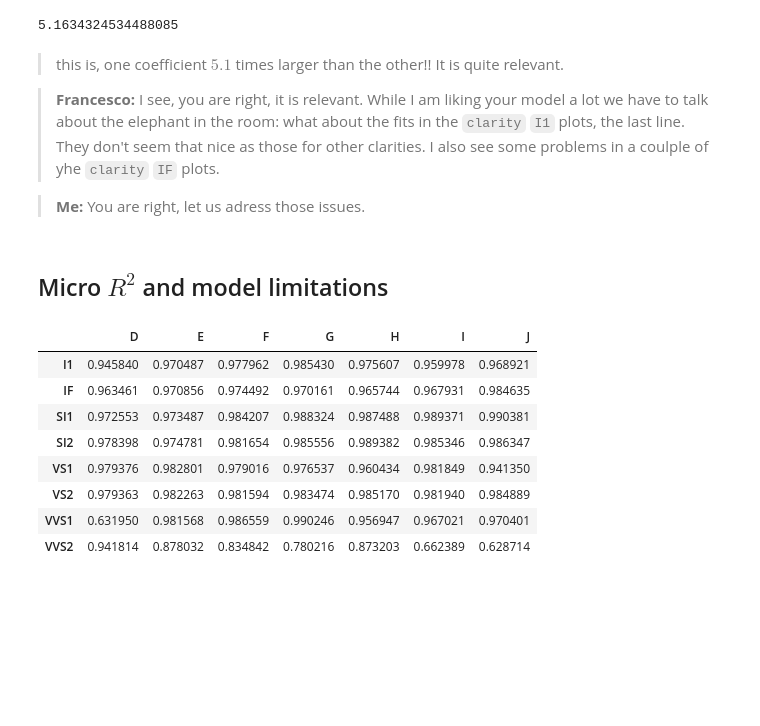
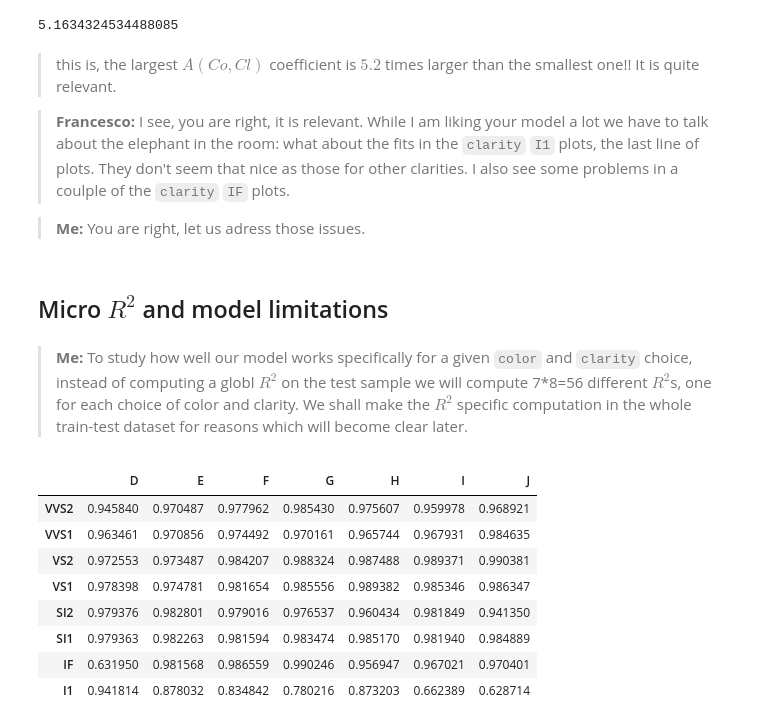
Before and after one commit to matiasleoni/diamonds-assignment, a Jupyter notebook: challenge2/main.ipynb, the cells around one changed output. Saved outputs shown, nothing was run; the diff lists cells and outputs as text; code cells hidden in the pictures; blank space fills up the shorter version.

```diff
--- a/challenge2/main.ipynb
+++ b/challenge2/main.ipynb
@@ -257,40 +262,53 @@ np.exp(max(intercepts.max())-min(intercepts.min()))
 # %% [output]
 5.1634324534488085
 # %% [markdown]
-> this is, one coefficient $5.1$ times larger than the other!! It is quite relevant.
+> this is, the largest $A(Co,Cl)$ coefficient is $5.2$ times larger than the smallest one!! It is quite relevant.
 
-> **Francesco:** I see, you are right, it is relevant. While I am liking your model a lot we have to talk about the elephant in the room: what about the fits in the `clarity` `I1` plots, the last line. They don't seem that nice as those for other clarities. I also see some problems in a coulple of yhe `clarity` `IF` plots.
+> **Francesco:** I see, you are right, it is relevant. While I am liking your model a lot we have to talk about the elephant in the room: what about the fits in the `clarity` `I1` plots, the last line of plots. They don't seem that nice as those for other clarities. I also see some problems in a coulple of the `clarity` `IF` plots.
 
 > **Me:** You are right, let us adress those issues.
 # %% [markdown]
 ## Micro $R^2$ and model limitations
+# %% [markdown]
+> **Me:** To study how well our model works specifically for a given `color` and `clarity` choice, instead of computing a globl $R^2$ on the test sample we will compute 7*8=56 different $R^2$s, one for each choice of color and clarity. We shall make the $R^2$ specific computation in the whole train-test dataset for reasons which will become clear later.
 # %%
+# Initialize lists
 table_R2 = []
 table_len = []
+
+# Iterate over each 'clarity'
 for num_cla, clarity in enumerate(np.flip(table_idxs)):
-  colors_R2 = []
-  colors_len = []
-  for num_col, color in enumerate(table_cols):
+    # Initialize temporary lists
+    colors_R2 = []
+    colors_len = []
+    # Iterate over each 'color'
+    for num_col, color in enumerate(table_cols):
+        # Extract data points for the current 'clarity' and 'color' combination
+        data_points = data_for_model[(data_for_model['clarity'] == clarity) & (data_for_model['color'] == color)]
+        # Calculate the predicted y values based on the model's coefficients and the logarithm of 'carat'
+        data_points_y_pred = model.coef_[0] * np.log(data_points['carat']) + intercepts[color][clarity]
+        # Extract the true y values (logarithm of 'price') for the current 'clarity' and 'color'
+        data_points_y_test = np.log(data_points['price'])
+        # Calculate the R2 score for the current 'clarity' and 'color' combination
+        colors_R2.append(r2_score(data_points_y_test, data_points_y_pred))
+        # Store the number of data points for the current 'clarity' and 'color'
+        colors_len.append(len(data_points))
+    # Append the R2 scores and data lengths for the current 'clarity' to the main lists
+    table_R2.append(colors_R2)
+    table_len.append(colors_len)
 
-    data_points = data_for_model[(data_for_model['clarity']==clarity) & (data_for_model['color']==color)]
-    data_points_y_pred = model.coef_[0]*np.log(data_points['carat'])+intercepts[color][clarity]
-    data_points_y_test = np.log(data_points['price'])
-    colors_R2.append(r2_score(data_points_y_test, data_points_y_pred))
-    colors_len.append(len(data_points))
+# Create pandas DataFrames for R2 scores and data lengths
+R2s = pd.DataFrame(table_R2, columns=table_cols, index=np.flip(table_idxs))
+lens = pd.DataFrame(table_len, columns=table_cols, index=np.flip(table_idxs))
 
-
-  table_R2.append(colors_R2)
-  table_len.append(colors_len)
-R2s = pd.DataFrame(table_R2, columns = table_cols, index = table_idxs)
-lens = pd.DataFrame(table_len, columns = table_cols, index = table_idxs)
 R2s
 # %% [output]
 |  | D | E | F | G | H | I | J |
-| I1 | 0.945840 | 0.970487 | 0.977962 | 0.985430 | 0.975607 | 0.959978 | 0.968921 |
-| IF | 0.963461 | 0.970856 | 0.974492 | 0.970161 | 0.965744 | 0.967931 | 0.984635 |
-| SI1 | 0.972553 | 0.973487 | 0.984207 | 0.988324 | 0.987488 | 0.989371 | 0.990381 |
-| SI2 | 0.978398 | 0.974781 | 0.981654 | 0.985556 | 0.989382 | 0.985346 | 0.986347 |
-| VS1 | 0.979376 | 0.982801 | 0.979016 | 0.976537 | 0.960434 | 0.981849 | 0.941350 |
-| VS2 | 0.979363 | 0.982263 | 0.981594 | 0.983474 | 0.985170 | 0.981940 | 0.984889 |
-| VVS1 | 0.631950 | 0.981568 | 0.986559 | 0.990246 | 0.956947 | 0.967021 | 0.970401 |
-| VVS2 | 0.941814 | 0.878032 | 0.834842 | 0.780216 | 0.873203 | 0.662389 | 0.628714 |
+| VVS2 | 0.945840 | 0.970487 | 0.977962 | 0.985430 | 0.975607 | 0.959978 | 0.968921 |
+| VVS1 | 0.963461 | 0.970856 | 0.974492 | 0.970161 | 0.965744 | 0.967931 | 0.984635 |
+| VS2 | 0.972553 | 0.973487 | 0.984207 | 0.988324 | 0.987488 | 0.989371 | 0.990381 |
+| VS1 | 0.978398 | 0.974781 | 0.981654 | 0.985556 | 0.989382 | 0.985346 | 0.986347 |
+| SI2 | 0.979376 | 0.982801 | 0.979016 | 0.976537 | 0.960434 | 0.981849 | 0.941350 |
+| SI1 | 0.979363 | 0.982263 | 0.981594 | 0.983474 | 0.985170 | 0.981940 | 0.984889 |
+| IF | 0.631950 | 0.981568 | 0.986559 | 0.990246 | 0.956947 | 0.967021 | 0.970401 |
+| I1 | 0.941814 | 0.878032 | 0.834842 | 0.780216 | 0.873203 | 0.662389 | 0.628714 |
```
Also changed, not shown: parts of 11 cells of this notebook.
